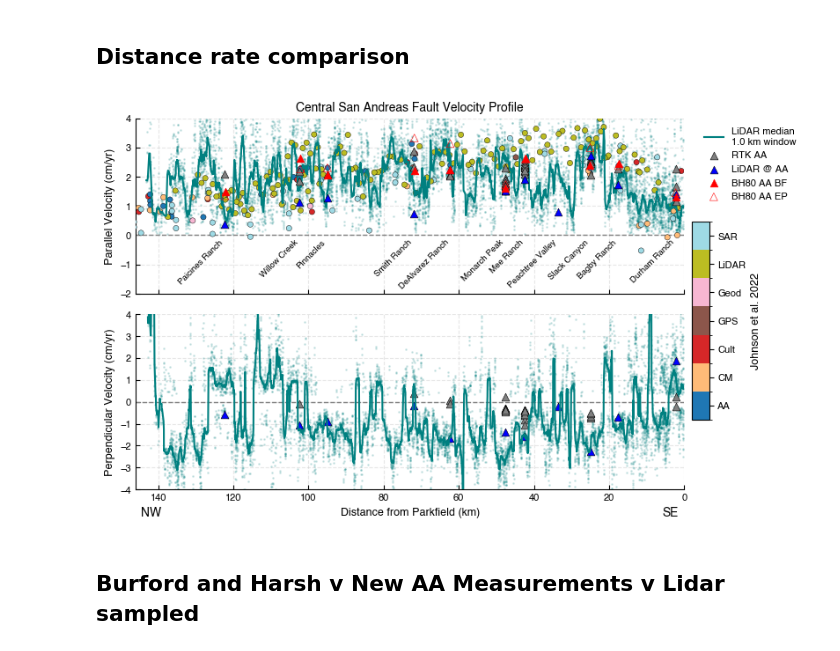
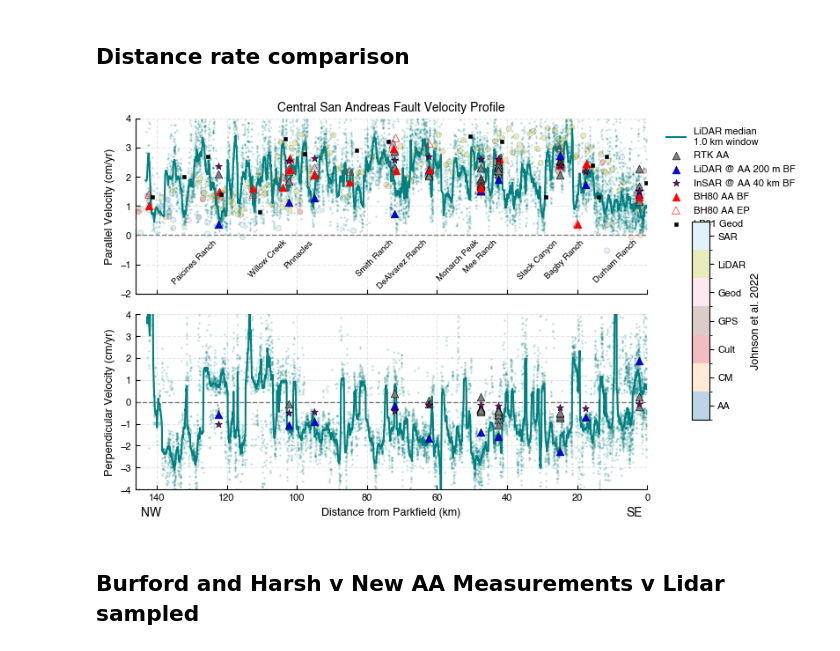
Before and after one commit to cehanagan/ImageryResources, a Jupyter notebook: Notebooks/CSAFFigures.ipynb, the cells around one changed output. Drawn from its saved outputs; the diff is of its cells as text; code cells hidden in the pictures.

```diff
--- a/Notebooks/CSAFFigures.ipynb
+++ b/Notebooks/CSAFFigures.ipynb
@@ -873,9 +900,9 @@ sc = ax1.scatter(
     s=20,
     edgecolor='black',
     linewidth=0.3,
+    alpha=0.3,
     zorder=5
 )
-
 # AA + LiDAR@AA + BH
 ax1.scatter(
     aaERFdf["dist_from_parkfield_m"],
@@ -884,28 +911,45 @@ ax1.scatter(
     edgecolor='black', linewidth=0.4,
     label='RTK AA', zorder=11
 )
-
 ax1.scatter(
     lidERFdf["dist_from_parkfield_m"],
     lidERFdf['Lidar Parallel Fault Rate '] * -1,
     s=40, marker='^', color='blue',
     edgecolor='black', linewidth=0.4,
-    label='LiDAR @ AA', zorder=11
+    label='LiDAR @ AA 200 m BF', zorder=11
 )
 
 ax1.scatter(
-    bhdf_found["dist_from_parkfield_m"],
-    bhdf_found['BF_mm_yr'] / 10,
+    sarERFdf["dist_from_parkfield_m"],
+    -1 * sarERFdf['InSAR Parallel Fault Rate '],
+    marker='*',
+    facecolors='purple',
+    label='InSAR @ AA 40 km BF',
+    edgecolor='black', linewidth=0.4,
+    zorder=16
+)
+
+
+ax1.scatter(
+    bhdf["dist_from_parkfield_m"],
+    bhdf['BF_mm_yr'] / 10,
     s=40, marker='^', facecolors='red',
     edgecolors='red', linewidth=0.4,
     label='BH80 AA BF', zorder=15
 )
 ax1.scatter(
-    bhdf_found["dist_from_parkfield_m"],
-    bhdf_found['EP_mm_yr'] / 10,
+    bhdf["dist_from_parkfield_m"],
+    bhdf['EP_mm_yr'] / 10,
     s=40, marker='^', facecolors='none',
     edgecolors='red', linewidth=0.4,
     label='BH80 AA EP', zorder=15
+)
+ax1.scatter(
+    lpdf[lpdf['measurement_type'] == 'long_range']["dist_from_parkfield_m"],
+    lpdf[lpdf['measurement_type'] == 'long_range']['avg_slip_rate_mm_yr'] / 10,
+    s=10, marker='s', facecolors='black',
+    edgecolors='black', linewidth=0.4,
+    label='LP81 Geod', zorder=15
 )
 
 # Labels for BH
@@ -945,6 +989,23 @@ ax2.scatter(
 
 med, mad = tt.rolling_dist_median(dist, pts['perp_total_offset'], window)
 ax2.plot(dist, med, color=color, linewidth=1.5, zorder=10)
+ax2.scatter(
+    lidERFdf["dist_from_parkfield_m"],
+    lidERFdf['Lidar Perpendicular Fault Rate '],
+    s=40, marker='^', color='blue',
+    edgecolor='black', linewidth=0.4,
+    zorder=11
+)
+
+ax2.scatter(
+    sarERFdf["dist_from_parkfield_m"],
+    sarERFdf['InSAR Perpendicular Fault Rate '],
+    marker='*',
+    facecolors='purple',
+    label='InSAR @ AA 40 km BF',
+    edgecolor='black', linewidth=0.4,
+    zorder=15
+)
 
 # AA + LiDAR@AA (perp)
 ax2.scatter(
@@ -952,16 +1013,10 @@ ax2.scatter(
     aaERFdf['AA Perpendicular Fault Rate '],
     s=40, marker='^', color='grey',
     edgecolor='black', linewidth=0.4,
-    zorder=6
+    zorder=11
 )
 
-ax2.scatter(
-    lidERFdf["dist_from_parkfield_m"],
-    lidERFdf['Lidar Perpendicular Fault Rate '],
-    s=40, marker='^', color='blue',
-    edgecolor='black', linewidth=0.4,
-    zorder=6
-)
+
 
 ax2.axhline(0, linestyle='--', color='gray', linewidth=1)
 ax2.set_ylabel('Perpendicular Velocity (cm/yr)')
@@ -997,31 +1052,31 @@ ax2.text(
 
 ax2.text(
     0.01, -0.1, 'NW',
     transform=ax2.transAxes,
     ha='left', va='top', fontsize=10
 )
 
 # =========================
 # LEGEND (top right)
 # =========================
 leg = ax1.legend(
     loc='upper left',
     bbox_to_anchor=(1.02, 1.0),
     frameon=False
 )
 
 # =========================
 # COLORBAR (below legend)
 # =========================
 # Manually define colorbar axis [left, bottom, width, height]
 cax = fig.add_axes([0.68, 0.25, 0.02, 0.45])  # tweak as needed
 
 cbar = fig.colorbar(sc, cax=cax, ticks=np.arange(n))
 cbar.ax.set_yticklabels(labels)
 cbar.set_label('Johnson et al. 2022')
 
 plt.tight_layout(rect=[0, 0, 0.82, 1])  # leave space on right
 plt.savefig(f'/Users/chanagan/Library/CloudStorage/OneDrive-DOI/Desktop/Manuscripts/CSAF/ManuscriptFiles/Figures/VelocityWDistanceComparison_Rolling{window}.png',dpi=300)
 plt.show()
 # %% [output]
-[figure, old version]
+[figure, new version]
```
Also changed, not shown: parts of 11 cells of this notebook, 3 other files.
